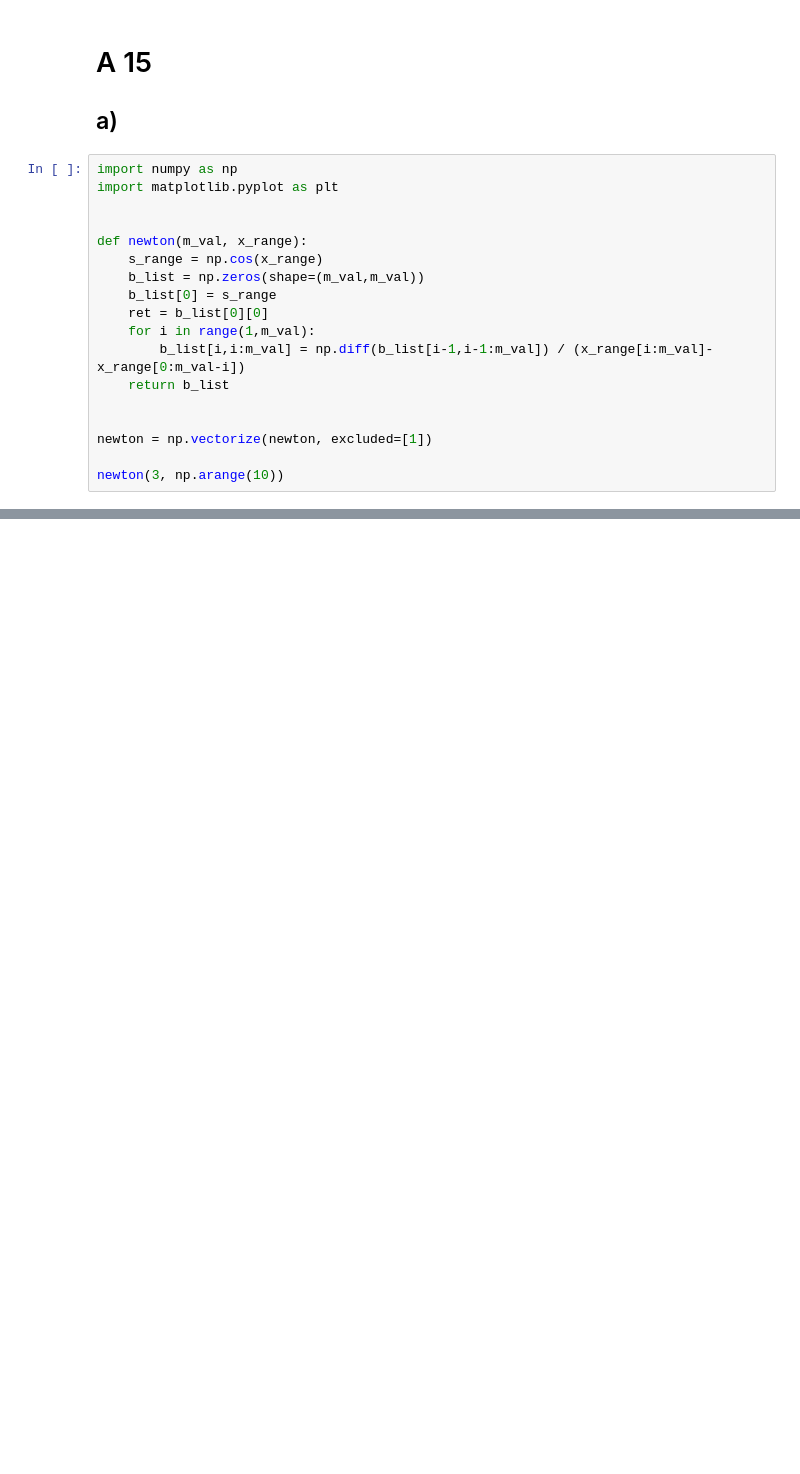
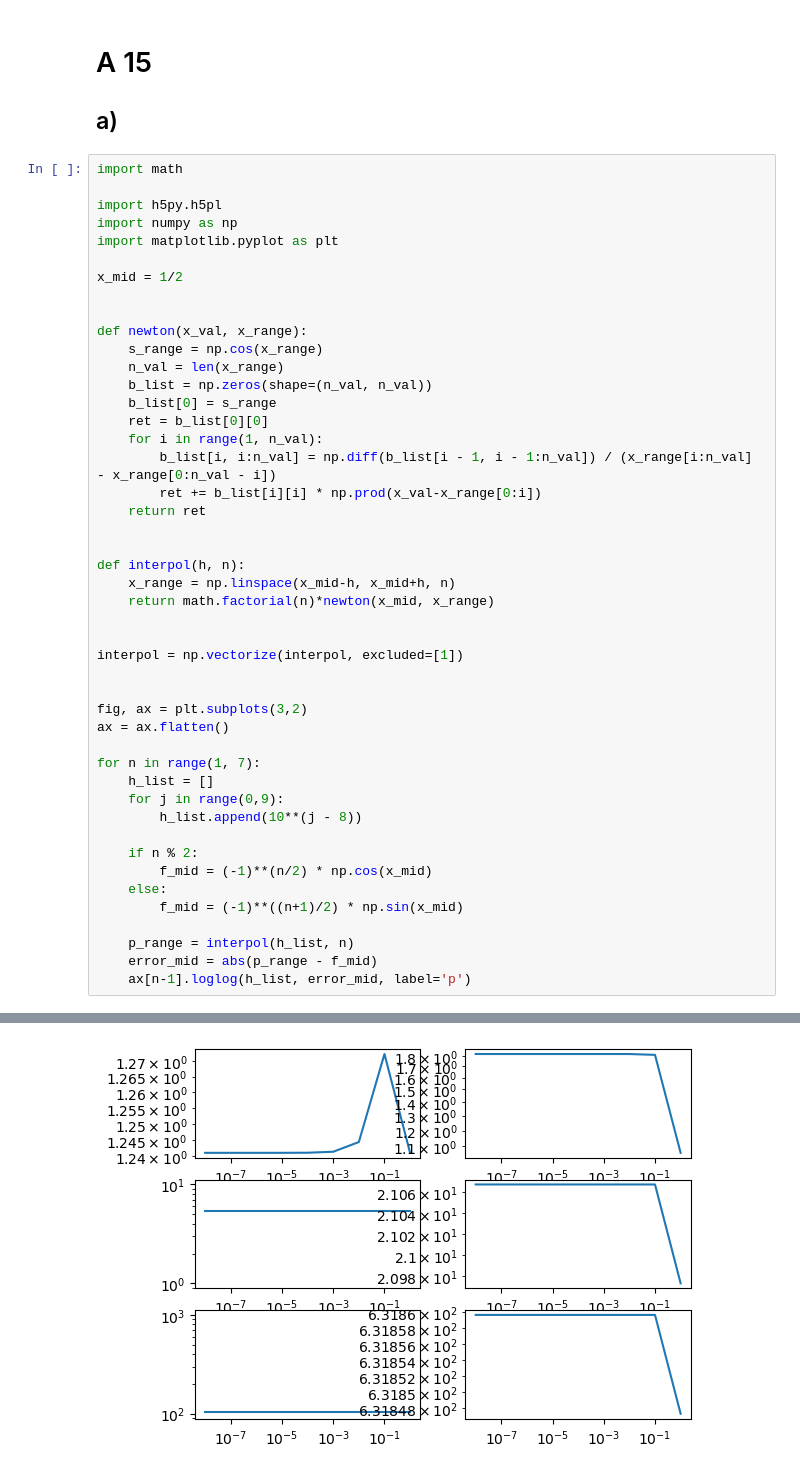
Before and after one commit to finndaut/24bnu, a Jupyter notebook: U05.ipynb, the cells around one changed output, grey strips where cells are left out. Drawn from its saved outputs; the diff is of its cells as text; blank space fills up the shorter version.

```diff
--- a/U05.ipynb
+++ b/U05.ipynb
@@ -2,21 +2,49 @@
 # A 15
 ## a)
 # %%
+import math
+
+import h5py.h5pl
 import numpy as np
 import matplotlib.pyplot as plt
 
+x_mid = 1/2
 
-def newton(m_val, x_range):
+
+def newton(x_val, x_range):
     s_range = np.cos(x_range)
-    b_list = np.zeros(shape=(m_val,m_val))
+    n_val = len(x_range)
+    b_list = np.zeros(shape=(n_val, n_val))
     b_list[0] = s_range
     ret = b_list[0][0]
-    for i in range(1,m_val):
-        b_list[i,i:m_val] = np.diff(b_list[i-1,i-1:m_val]) / (x_range[i:m_val]-x_range[0:m_val-i])
-    return b_list
+    for i in range(1, n_val):
+        b_list[i, i:n_val] = np.diff(b_list[i - 1, i - 1:n_val]) / (x_range[i:n_val] - x_range[0:n_val - i])
+        ret += b_list[i][i] * np.prod(x_val-x_range[0:i])
+    return ret
 
 
-newton = np.vectorize(newton, excluded=[1])
+def interpol(h, n):
+    x_range = np.linspace(x_mid-h, x_mid+h, n)
+    return math.factorial(n)*newton(x_mid, x_range)
 
-newton(3, np.arange(10))
+
+interpol = np.vectorize(interpol, excluded=[1])
+
+
+fig, ax = plt.subplots(3,2)
+ax = ax.flatten()
+
+for n in range(1, 7):
+    h_list = []
+    for j in range(0,9):
+        h_list.append(10**(j - 8))
+
+    if n % 2:
+        f_mid = (-1)**(n/2) * np.cos(x_mid)
+    else:
+        f_mid = (-1)**((n+1)/2) * np.sin(x_mid)
+
+    p_range = interpol(h_list, n)
+    error_mid = abs(p_range - f_mid)
+    ax[n-1].loglog(h_list, error_mid, label='p')
 # %% [output]
@@ -23,0 +51 @@ ValueError: could not broadcast input array from shape (10,) into shape (3,)
+[figure, added]
```
Also changed, not shown: parts of 1 cell of this notebook.
